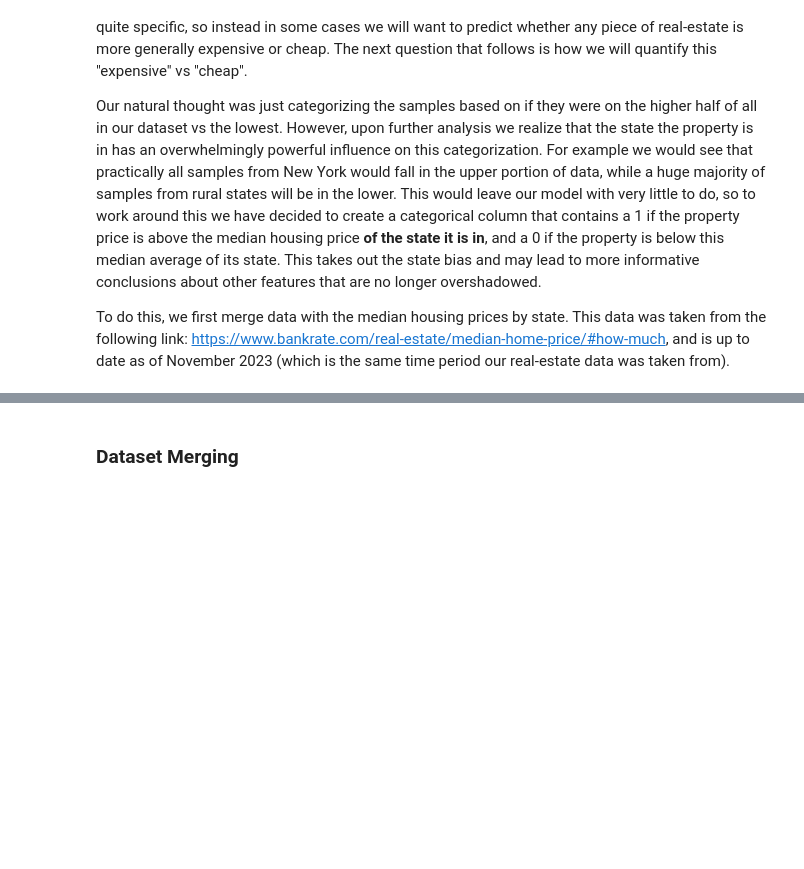
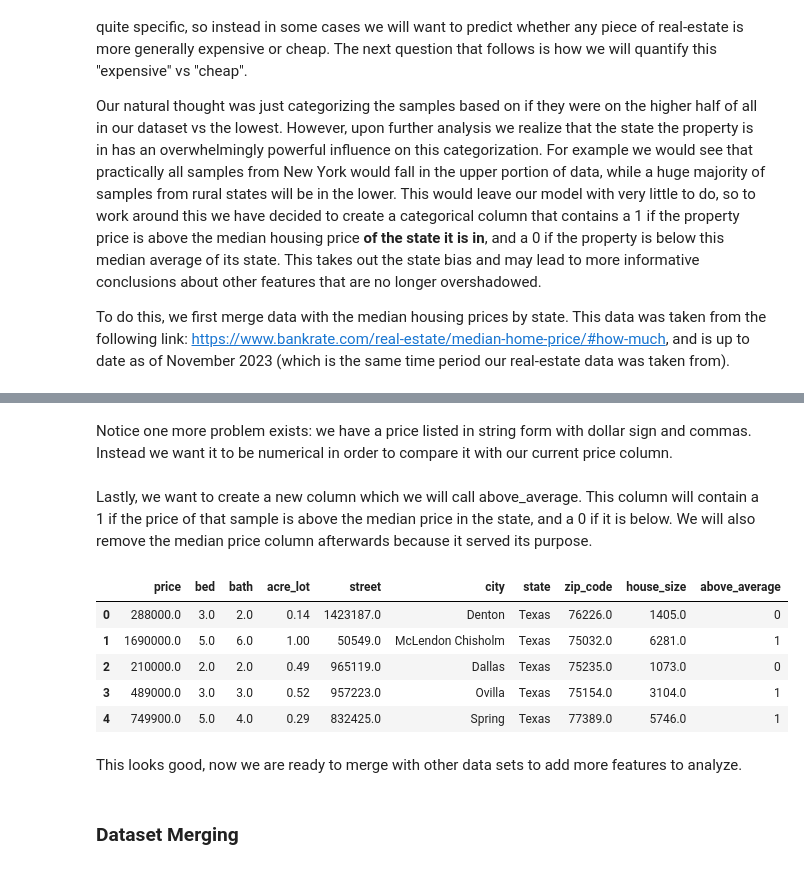
Before and after one commit to 0liviaWeisiger/PIC16B_FinalProject, a Jupyter notebook: 16B Project.ipynb, the cells around one changed output, grey strips where cells are left out. Cells and saved outputs as stored; diff of their text form; code cells hidden in the pictures; blank space fills up the shorter version.

Commit message:
(Oops use this one instead) Dataset Merging

```diff
--- a/16B Project.ipynb
+++ b/16B Project.ipynb
@@ -141,0 +123,2 @@ This looks good, now we are ready to merge with other data sets to add more feat
+# %% [markdown]
+Notice one more problem exists: we have a price listed in string form with dollar sign and commas. Instead we want it to be numerical in order to compare it with our current price column.
@@ -142,3 +128,18 @@ This looks good, now we are ready to merge with other data sets to add more feat
+# %% [markdown]
+Lastly, we want to create a new column which we will call above_average. This column will contain a 1 if the price of that sample is above the median price in the state, and a 0 if it is below. We will also remove the median price column afterwards because it served its purpose.
+# %%
+df['above_average'] = df.apply(lambda row: 1 if row['price'] > row['med_price'] else 0, axis=1)
+df = df.drop('med_price', axis = 1)
+df.head()
+# %% [output]
+|  | price | bed | bath | acre_lot | street | city | state | zip_code | house_size | above_average |
+| 0 | 288000.0 | 3.0 | 2.0 | 0.14 | 1423187.0 | Denton | Texas | 76226.0 | 1405.0 | 0 |
+| 1 | 1690000.0 | 5.0 | 6.0 | 1.00 | 50549.0 | McLendon Chisholm | Texas | 75032.0 | 6281.0 | 1 |
+| 2 | 210000.0 | 2.0 | 2.0 | 0.49 | 965119.0 | Dallas | Texas | 75235.0 | 1073.0 | 0 |
+| 3 | 489000.0 | 3.0 | 3.0 | 0.52 | 957223.0 | Ovilla | Texas | 75154.0 | 3104.0 | 1 |
+| 4 | 749900.0 | 5.0 | 4.0 | 0.29 | 832425.0 | Spring | Texas | 77389.0 | 5746.0 | 1 |
+# %% [markdown]
+This looks good, now we are ready to merge with other data sets to add more features to analyze.
 # %% [markdown]
 ### Dataset Merging
 # %% [markdown]
```
Also changed, not shown: parts of 28 cells of this notebook.
